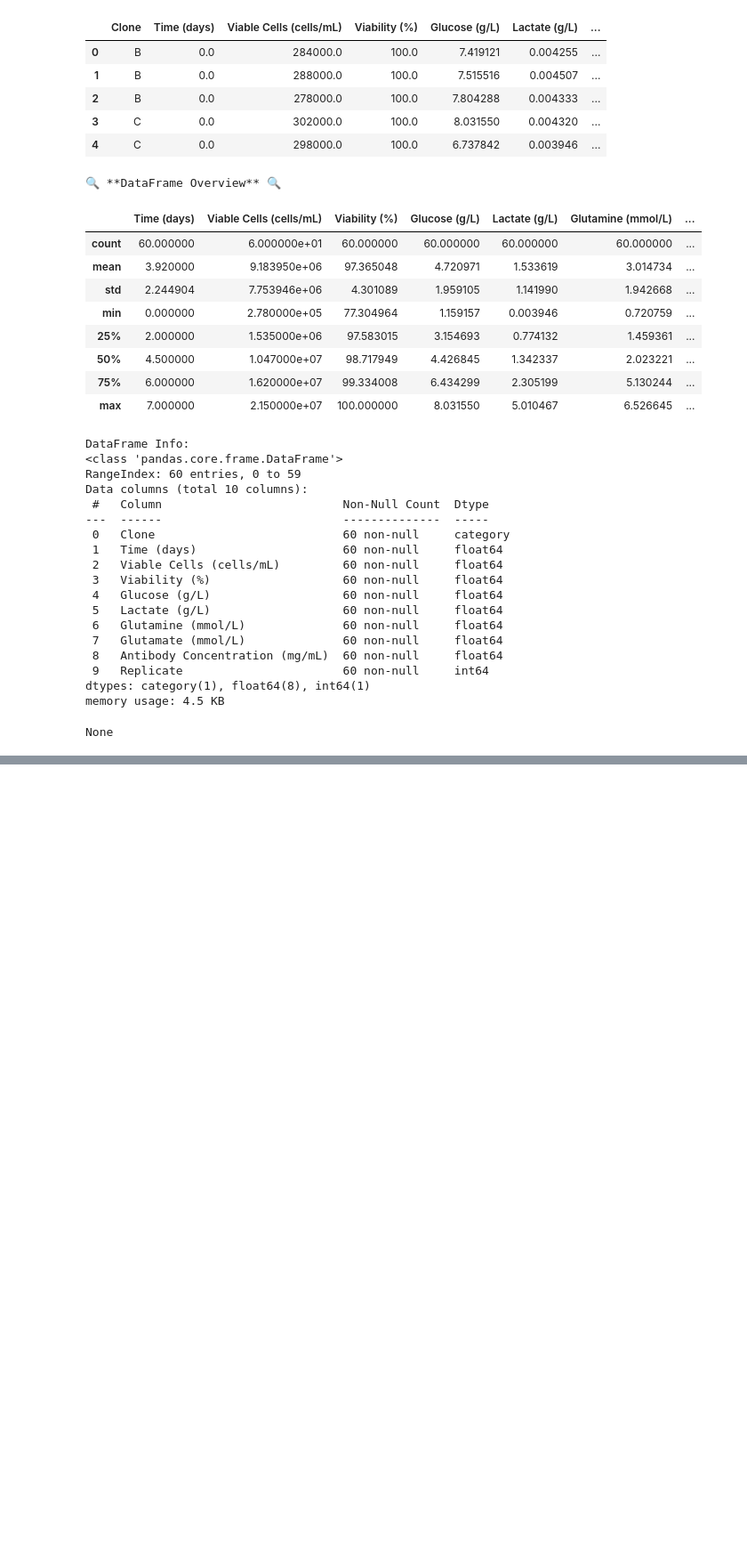
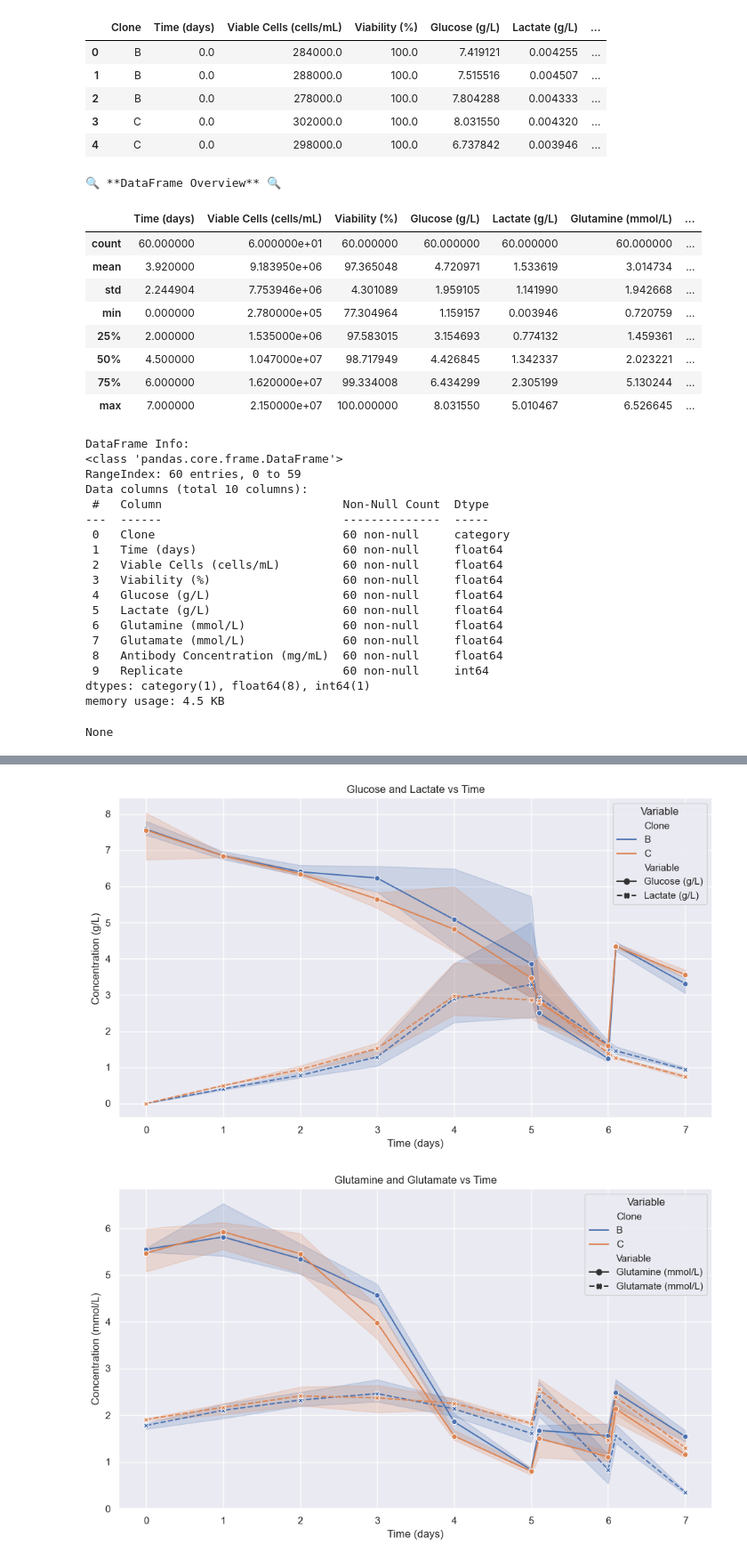
Before and after one commit to ebalderasr/clonalyzer, a Jupyter notebook: clonalyzer.ipynb, the cells around one changed output, grey strips where cells are left out. Shown at 89% size. Drawn from its saved outputs; the diff is of its cells as text; code cells hidden in the pictures; blank space fills up the shorter version.

Commit message:
Add kinetic and stoichiometric parameter visualization with simplified workflow

```diff
--- a/clonalyzer.ipynb
+++ b/clonalyzer.ipynb
@@ -332,0 +229,31 @@ if "Viable Cells (cells/mL)" in kinetics_data.columns and "Viability (%)" in kin
+# %%
+# Filter the DataFrame for Glucose and Lactate
+glucose_lactate_data = kinetics_data[["Time (days)", "Clone", "Glucose (g/L)", "Lactate (g/L)"]]
+
+# Melt the DataFrame to reshape it for Seaborn
+melted_glucose_lactate = pd.melt(glucose_lactate_data,
+                                 id_vars=["Time (days)", "Clone"],
+                                 value_vars=["Glucose (g/L)", "Lactate (g/L)"],
+                                 var_name="Variable",
+                                 value_name="Concentration")
+
+# Plot Glucose and Lactate vs Time
+plt.figure(figsize=(10, 6))
+sns.lineplot(x="Time (days)", y="Concentration", hue="Clone", style="Variable", markers=True,
+             data=melted_glucose_lactate)
+
+# Add labels, title, and legend
+plt.xlabel("Time (days)")
+plt.ylabel("Concentration (g/L)")
+plt.title("Glucose and Lactate vs Time")
+plt.legend(title="Variable")
+plt.grid(True)
+plt.tight_layout()
+
+# Save the plot
+glucose_lactate_filename = os.path.join(output_dir, "Glucose_and_Lactate_vs_Time.png")
+plt.savefig(glucose_lactate_filename, format="png", dpi=300)
+plt.show()
+# %% [output]
+[figure, added]
+[figure, added]
```
Also changed, not shown: parts of 7 cells of this notebook, 2 other files.
